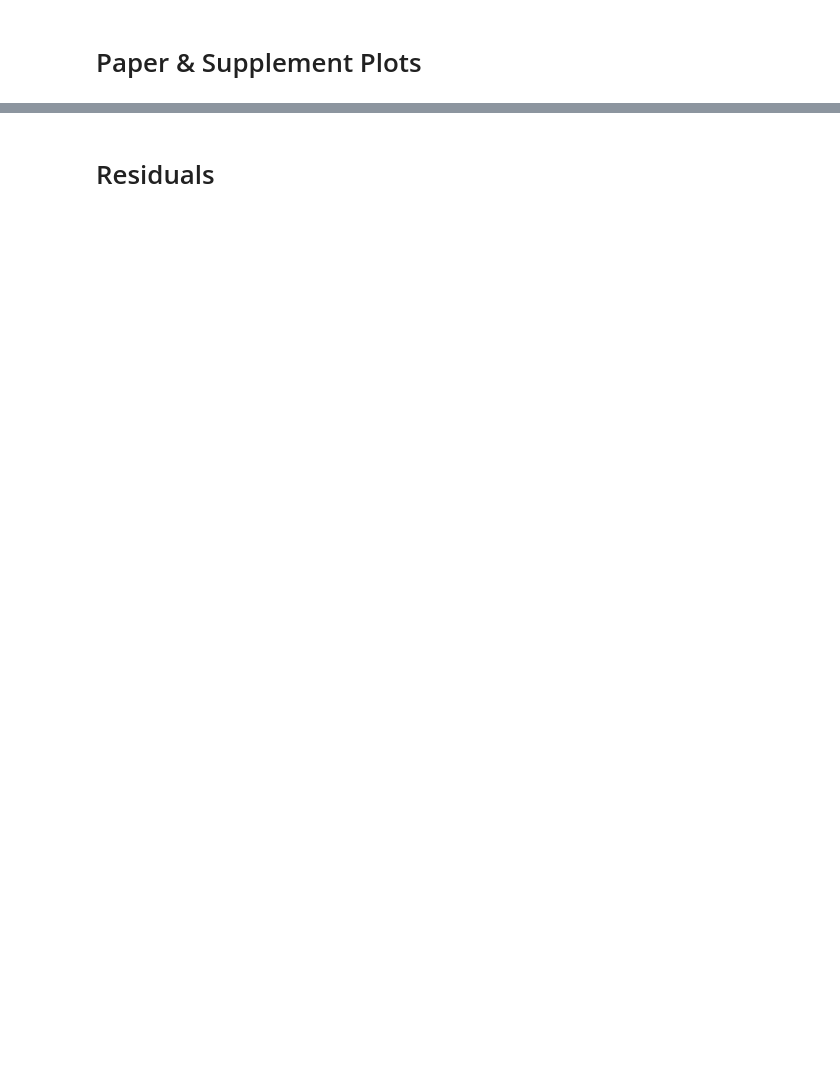
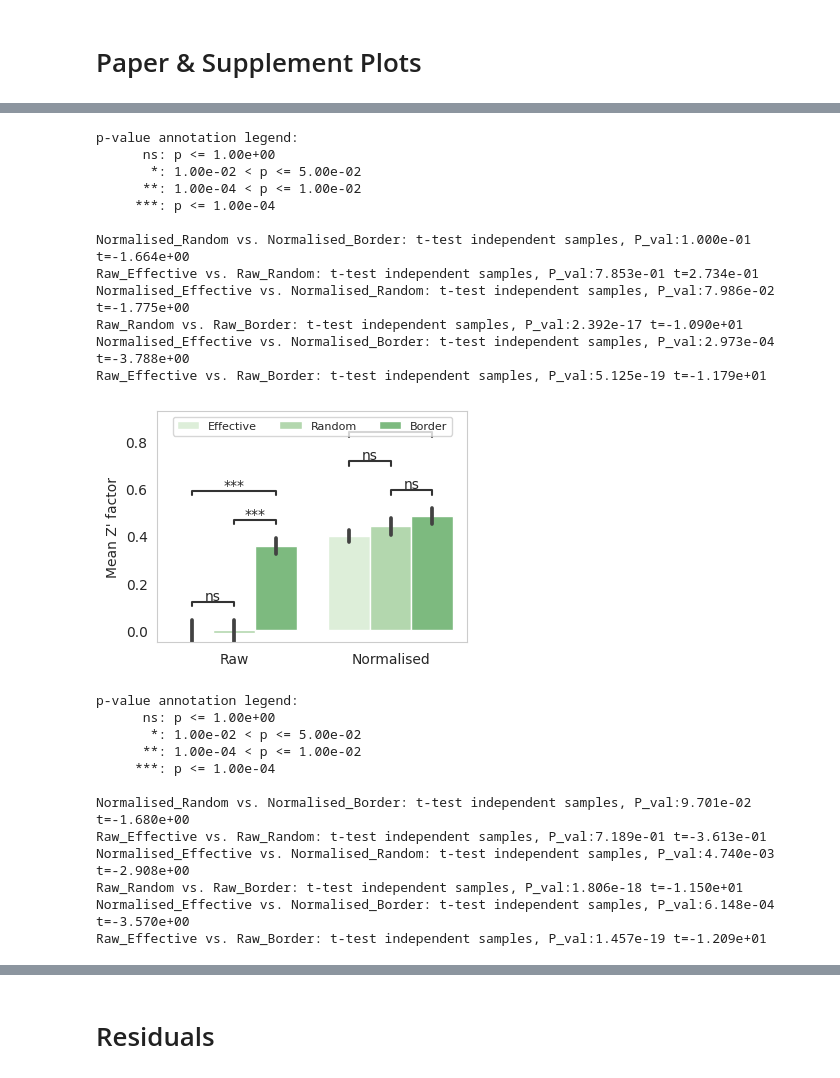
Before and after one commit to pharmbio/plaid, a Jupyter notebook: simulations/screening-supplement.ipynb, the cells around one changed output, grey strips where cells are left out. Cells and saved outputs as stored; diff of their text form; code cells hidden in the pictures; blank space fills up the shorter version.

```diff
--- a/simulations/screening-supplement.ipynb
+++ b/simulations/screening-supplement.ipynb
@@ -1151,0 +176,33 @@ Raw_Effective vs. Raw_Border: t-test independent samples, P_val:1.732e-17 t=-1.0
+# %%
+## Not included
+screening_scores_data_filename = data_dir+'screening_scores_data-10-10-0.1-pna-0.99-20220920-stdev-5.csv'
+fig_name = "bowl-10-10-0.1-stdev-5"
+
+util.plotting_z_scores(screening_scores_data_filename, fig_name, y_min=-0.05,y_max=0.9, fig_dir=fig_dir)
+util.plotting_ssmd_scores(screening_scores_data_filename, fig_name, fig_dir=fig_dir)
+# %% [output]
+p-value annotation legend:
+      ns: p <= 1.00e+00
+       *: 1.00e-02 < p <= 5.00e-02
+      **: 1.00e-04 < p <= 1.00e-02
+     ***: p <= 1.00e-04
+
+Normalised_Random vs. Normalised_Border: t-test independent samples, P_val:1.000e-01 t=-1.664e+00
+Raw_Effective vs. Raw_Random: t-test independent samples, P_val:7.853e-01 t=2.734e-01
+Normalised_Effective vs. Normalised_Random: t-test independent samples, P_val:7.986e-02 t=-1.775e+00
+Raw_Random vs. Raw_Border: t-test independent samples, P_val:2.392e-17 t=-1.090e+01
+Normalised_Effective vs. Normalised_Border: t-test independent samples, P_val:2.973e-04 t=-3.788e+00
+Raw_Effective vs. Raw_Border: t-test independent samples, P_val:5.125e-19 t=-1.179e+01
+[figure, added]
+p-value annotation legend:
+      ns: p <= 1.00e+00
+       *: 1.00e-02 < p <= 5.00e-02
+      **: 1.00e-04 < p <= 1.00e-02
+     ***: p <= 1.00e-04
+
+Normalised_Random vs. Normalised_Border: t-test independent samples, P_val:9.701e-02 t=-1.680e+00
+Raw_Effective vs. Raw_Random: t-test independent samples, P_val:7.189e-01 t=-3.613e-01
+Normalised_Effective vs. Normalised_Random: t-test independent samples, P_val:4.740e-03 t=-2.908e+00
+Raw_Random vs. Raw_Border: t-test independent samples, P_val:1.806e-18 t=-1.150e+01
+Normalised_Effective vs. Normalised_Border: t-test independent samples, P_val:6.148e-04 t=-3.570e+00
+Raw_Effective vs. Raw_Border: t-test independent samples, P_val:1.457e-19 t=-1.209e+01
```
Also changed, not shown: parts of 46 cells of this notebook.
